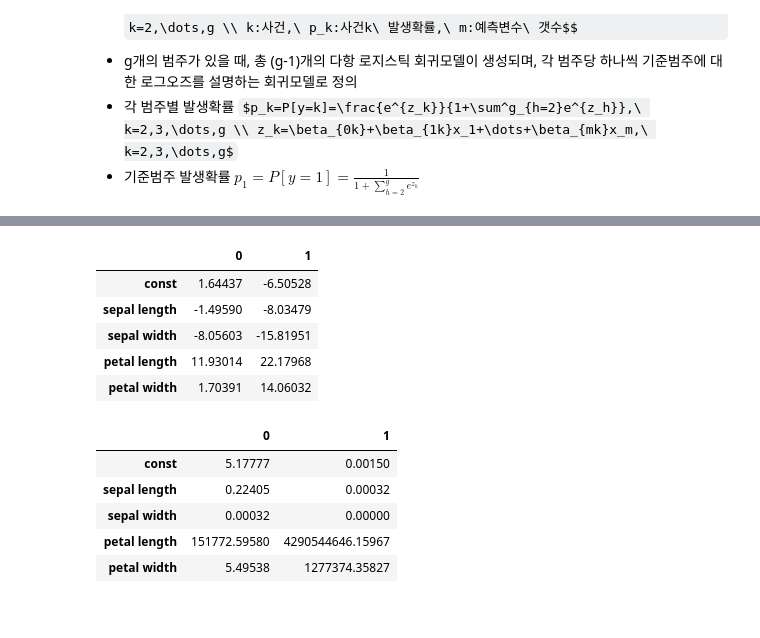
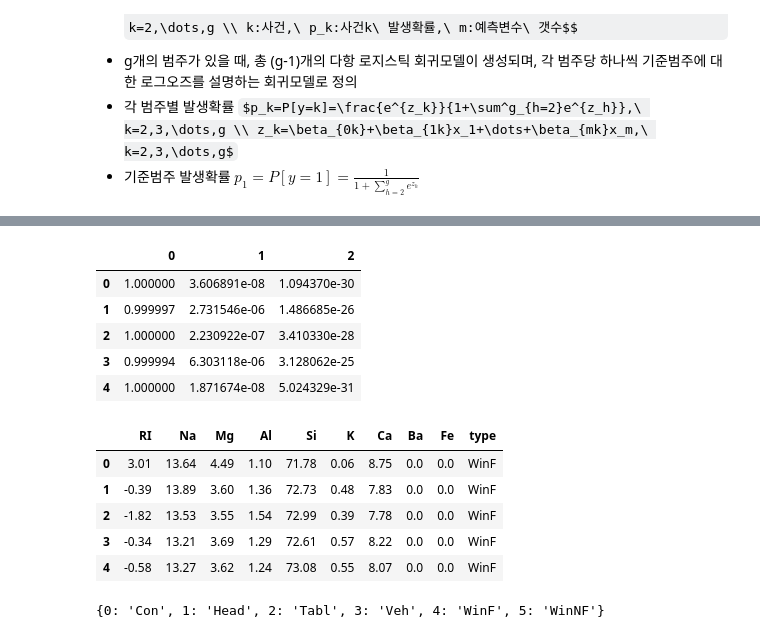
Before and after one commit to klee30810/ADP-study, a Jupyter notebook: stats/kwak/Chap 08. 로지스틱회귀분석과 포아송 회귀분석.ipynb, the cells around one changed output, grey strips where cells are left out. Saved outputs shown, nothing was run; the diff lists cells and outputs as text; code cells hidden in the pictures; some formulas as TeX source.

Commit message:
kwak logistic reg update

```diff
--- a/stats/kwak/Chap 08. 로지스틱회귀분석과 포아송 회귀분석.ipynb
+++ b/stats/kwak/Chap 08. 로지스틱회귀분석과 포아송 회귀분석.ipynb
@@ -376,18 +380,24 @@ np.exp(mlog_model.params)
 # %%
-mlog_model.params
+mlog_preds = mlog_model.predict(X)
+mlog_preds.head()
 # %% [output]
-|  | 0 | 1 |
-| const | 1.64437 | -6.50528 |
-| sepal length | -1.49590 | -8.03479 |
-| sepal width | -8.05603 | -15.81951 |
-| petal length | 11.93014 | 22.17968 |
-| petal width | 1.70391 | 14.06032 |
+|  | 0 | 1 | 2 |
+| 0 | 1.000000 | 3.606891e-08 | 1.094370e-30 |
+| 1 | 0.999997 | 2.731546e-06 | 1.486685e-26 |
+| 2 | 1.000000 | 2.230922e-07 | 3.410330e-28 |
+| 3 | 0.999994 | 6.303118e-06 | 3.128062e-25 |
+| 4 | 1.000000 | 1.871674e-08 | 5.024329e-31 |
 # %%
-np.exp(mlog_model.params)
+fgl = pd.read_csv("../data/kwak/fgl.csv").iloc[:, 1:]
+fgl.head()
 # %% [output]
-|  | 0 | 1 |
-| const | 5.17777 | 0.00150 |
-| sepal length | 0.22405 | 0.00032 |
-| sepal width | 0.00032 | 0.00000 |
-| petal length | 151772.59580 | 4290544646.15967 |
-| petal width | 5.49538 | 1277374.35827 |
+|  | RI | Na | Mg | Al | Si | K | Ca | Ba | Fe | type |
+| 0 | 3.01 | 13.64 | 4.49 | 1.10 | 71.78 | 0.06 | 8.75 | 0.0 | 0.0 | WinF |
+| 1 | -0.39 | 13.89 | 3.60 | 1.36 | 72.73 | 0.48 | 7.83 | 0.0 | 0.0 | WinF |
+| 2 | -1.82 | 13.53 | 3.55 | 1.54 | 72.99 | 0.39 | 7.78 | 0.0 | 0.0 | WinF |
+| 3 | -0.34 | 13.21 | 3.69 | 1.29 | 72.61 | 0.57 | 8.22 | 0.0 | 0.0 | WinF |
+| 4 | -0.58 | 13.27 | 3.62 | 1.24 | 73.08 | 0.55 | 8.07 | 0.0 | 0.0 | WinF |
+# %%
+target_dict
+# %% [output]
+{0: 'Con', 1: 'Head', 2: 'Tabl', 3: 'Veh', 4: 'WinF', 5: 'WinNF'}
```
Also changed, not shown: parts of 8 cells of this notebook, 1 other file.
